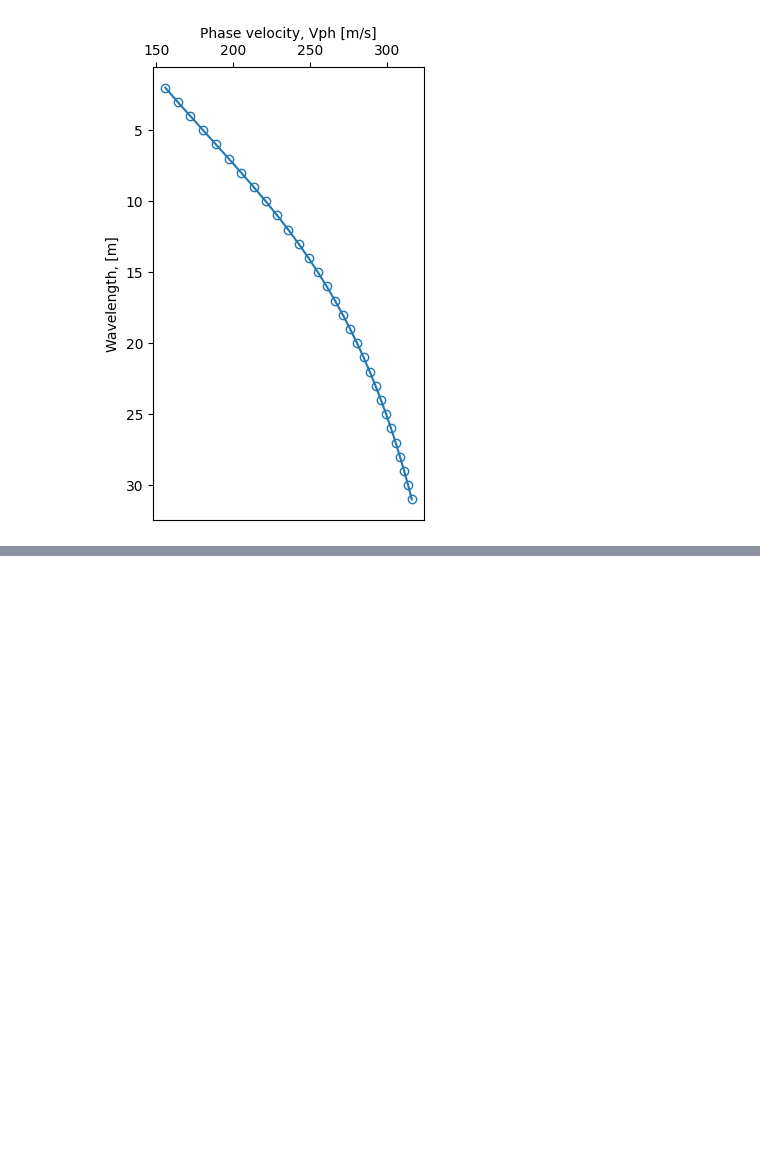
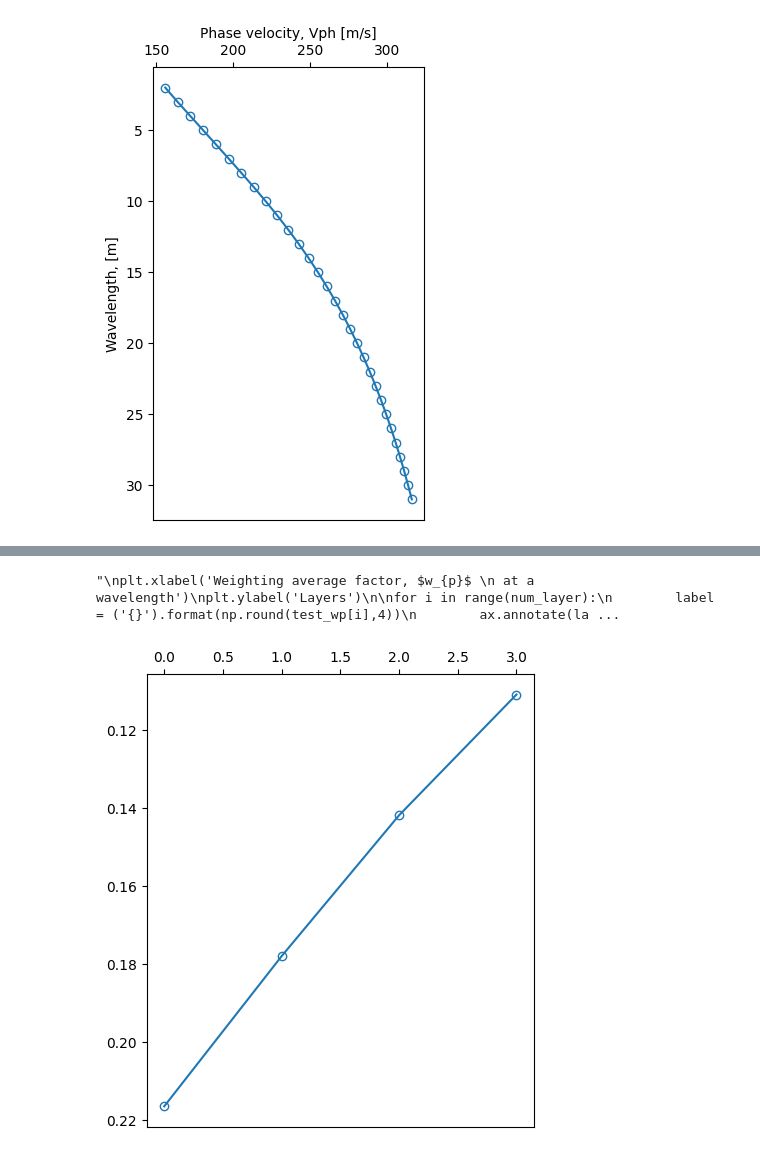
Before and after one commit to tranquockinh/Inversion, a Jupyter notebook: Fast-Inversion-Forward-Calculation.ipynb, the cells around one changed output, grey strips where cells are left out. Drawn from its saved outputs; the diff is of its cells as text; code cells hidden in the pictures; blank space fills up the shorter version.

```diff
--- a/Fast-Inversion-Forward-Calculation.ipynb
+++ b/Fast-Inversion-Forward-Calculation.ipynb
@@ -168,0 +200,22 @@ print(Vph)
+# %%
+# Distribution of weighting
+test_wp = wp[1]
+#labels = ['Layer 1','Layer 2','Layer 3','Layer 4']
+fig,ax=plt.subplots(figsize=(5,6),dpi=100)
+plt.plot(test_wp,'-o',markerfacecolor='None')
+ax.invert_yaxis()
+ax.xaxis.set_label_position('top')
+ax.xaxis.tick_top()
+'''
+plt.xlabel('Weighting average factor, $w_{p}$ \n at a wavelength')
+plt.ylabel('Layers')
+
+for i in range(num_layer):
+        label = ('{}').format(np.round(test_wp[i],4))
+        ax.annotate(label, (test_wp[i],labels[i]), textcoords='offset points', xytext=(10,-10))
+ax.spines['bottom'].set_color('white')
+ax.spines['right'].set_color('white')
+'''
+# %% [output]
+"\nplt.xlabel('Weighting average factor, $w_{p}$ \n at a wavelength')\nplt.ylabel('Layers')\n\nfor i in range(num_layer):\n        label = ('{}').format(np.round(test_wp[i],4))\n        ax.annotate(la ...
+[figure, added]
```
Also changed, not shown: parts of 4 cells of this notebook.
